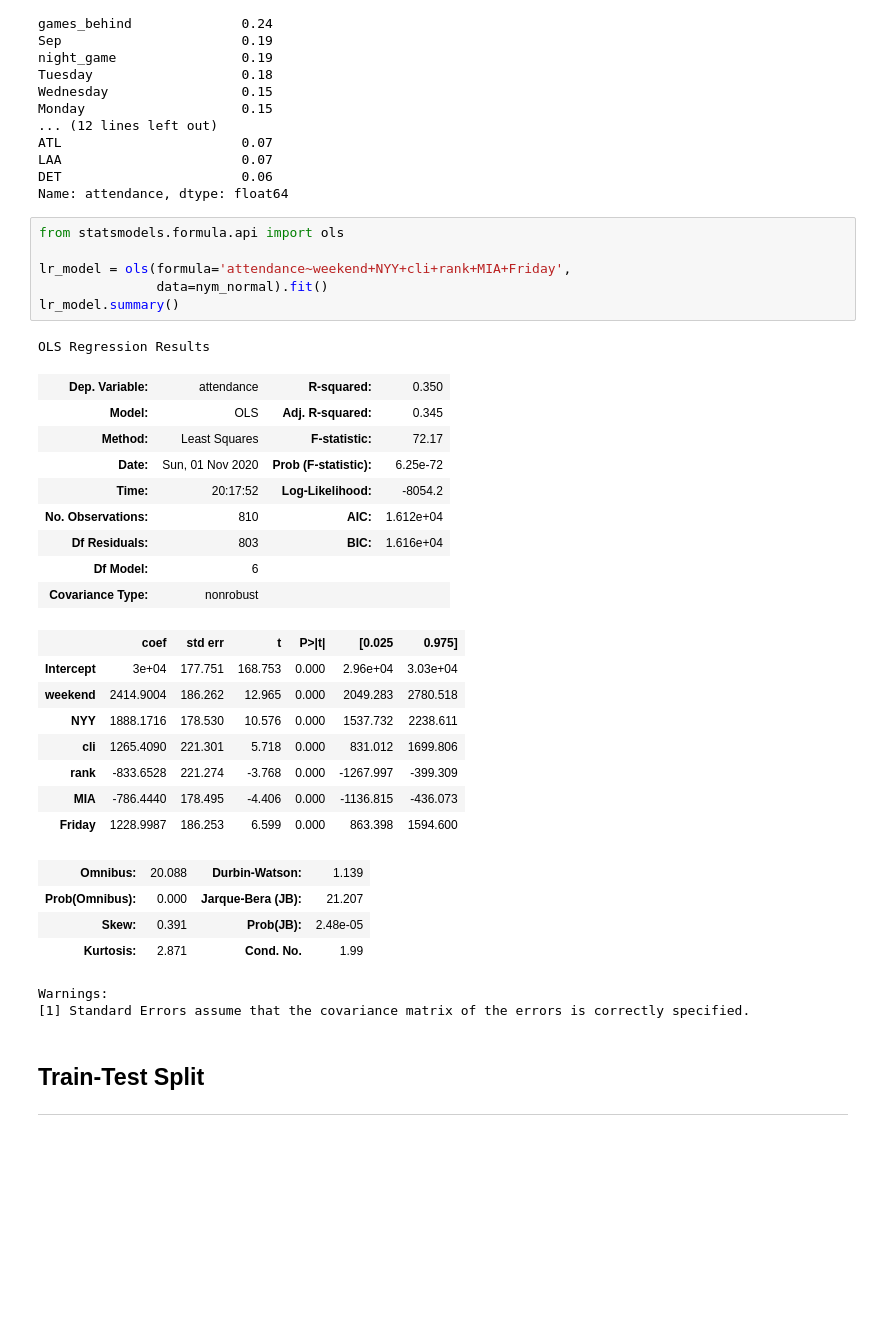
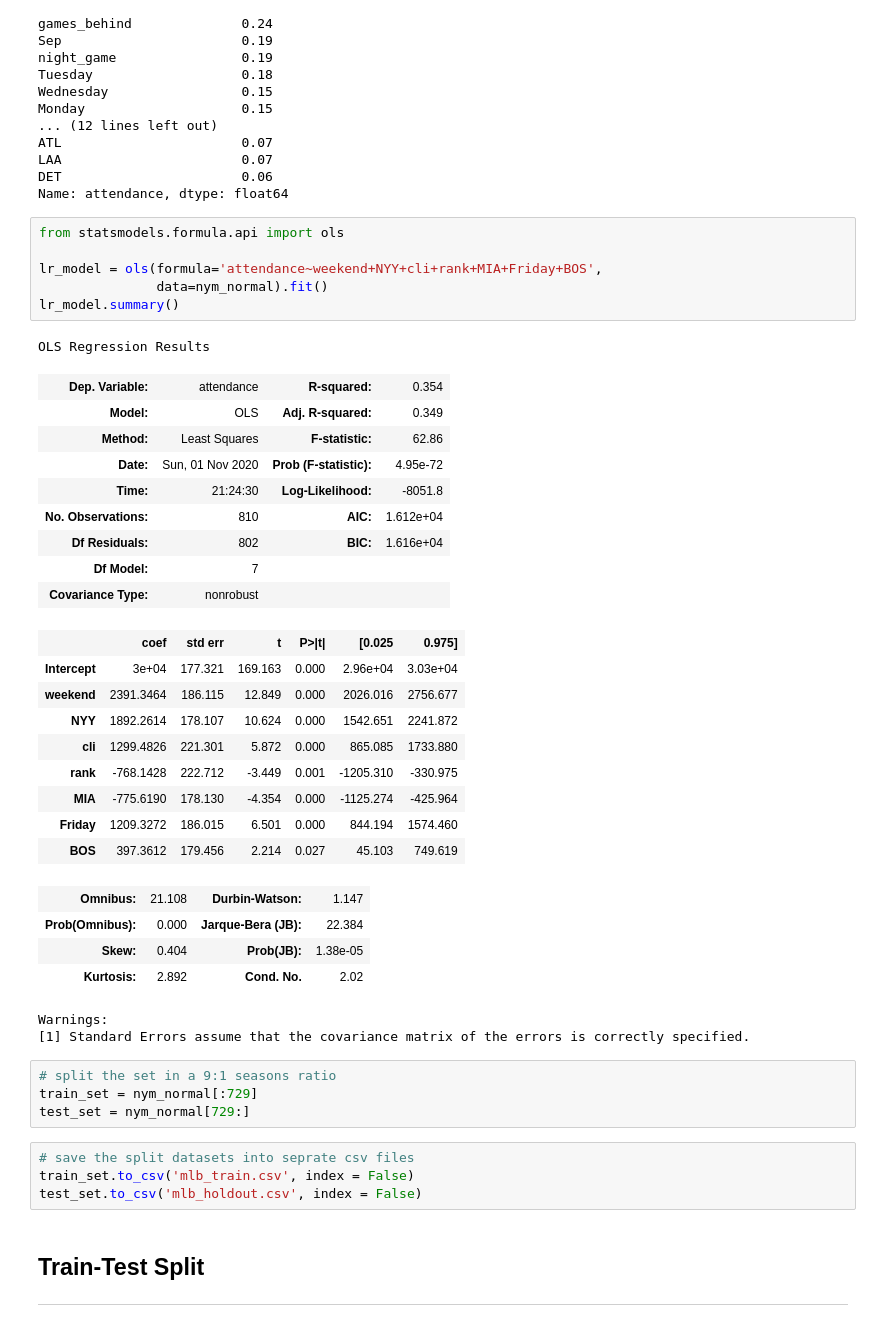
Before and after one commit to ykfarhan/forecasting-nymets-attendance, a Jupyter notebook: mlb_data.ipynb, the cells around one changed output. Drawn from its saved outputs; the diff is of its cells as text; blank space fills up the shorter version.

```diff
--- a/mlb_data.ipynb
+++ b/mlb_data.ipynb
@@ -306,34 +360,43 @@ Name: attendance, dtype: float64
 # %%
 from statsmodels.formula.api import ols
 
-lr_model = ols(formula='attendance~weekend+NYY+cli+rank+MIA+Friday',
+lr_model = ols(formula='attendance~weekend+NYY+cli+rank+MIA+Friday+BOS',
                data=nym_normal).fit()
 lr_model.summary()
 # %% [output]
 OLS Regression Results
-| Dep. Variable: | attendance | R-squared: | 0.350 |
-| Model: | OLS | Adj. R-squared: | 0.345 |
-| Method: | Least Squares | F-statistic: | 72.17 |
-| Date: | Sun, 01 Nov 2020 | Prob (F-statistic): | 6.25e-72 |
-| Time: | 20:17:52 | Log-Likelihood: | -8054.2 |
+| Dep. Variable: | attendance | R-squared: | 0.354 |
+| Model: | OLS | Adj. R-squared: | 0.349 |
+| Method: | Least Squares | F-statistic: | 62.86 |
+| Date: | Sun, 01 Nov 2020 | Prob (F-statistic): | 4.95e-72 |
+| Time: | 21:24:30 | Log-Likelihood: | -8051.8 |
 | No. Observations: | 810 | AIC: | 1.612e+04 |
-| Df Residuals: | 803 | BIC: | 1.616e+04 |
-| Df Model: | 6 |  |  |
+| Df Residuals: | 802 | BIC: | 1.616e+04 |
+| Df Model: | 7 |  |  |
 | Covariance Type: | nonrobust |  |  |
 |  | coef | std err | t | P>|t| | [0.025 | 0.975] |
-| Intercept | 3e+04 | 177.751 | 168.753 | 0.000 | 2.96e+04 | 3.03e+04 |
-| weekend | 2414.9004 | 186.262 | 12.965 | 0.000 | 2049.283 | 2780.518 |
-| NYY | 1888.1716 | 178.530 | 10.576 | 0.000 | 1537.732 | 2238.611 |
-| cli | 1265.4090 | 221.301 | 5.718 | 0.000 | 831.012 | 1699.806 |
-| rank | -833.6528 | 221.274 | -3.768 | 0.000 | -1267.997 | -399.309 |
-| MIA | -786.4440 | 178.495 | -4.406 | 0.000 | -1136.815 | -436.073 |
-| Friday | 1228.9987 | 186.253 | 6.599 | 0.000 | 863.398 | 1594.600 |
+| Intercept | 3e+04 | 177.321 | 169.163 | 0.000 | 2.96e+04 | 3.03e+04 |
+| weekend | 2391.3464 | 186.115 | 12.849 | 0.000 | 2026.016 | 2756.677 |
+| NYY | 1892.2614 | 178.107 | 10.624 | 0.000 | 1542.651 | 2241.872 |
+| cli | 1299.4826 | 221.301 | 5.872 | 0.000 | 865.085 | 1733.880 |
+| rank | -768.1428 | 222.712 | -3.449 | 0.001 | -1205.310 | -330.975 |
+| MIA | -775.6190 | 178.130 | -4.354 | 0.000 | -1125.274 | -425.964 |
+| Friday | 1209.3272 | 186.015 | 6.501 | 0.000 | 844.194 | 1574.460 |
+| BOS | 397.3612 | 179.456 | 2.214 | 0.027 | 45.103 | 749.619 |
-| Omnibus: | 20.088 | Durbin-Watson: | 1.139 |
-| Prob(Omnibus): | 0.000 | Jarque-Bera (JB): | 21.207 |
-| Skew: | 0.391 | Prob(JB): | 2.48e-05 |
-| Kurtosis: | 2.871 | Cond. No. | 1.99 |
+| Omnibus: | 21.108 | Durbin-Watson: | 1.147 |
+| Prob(Omnibus): | 0.000 | Jarque-Bera (JB): | 22.384 |
+| Skew: | 0.404 | Prob(JB): | 1.38e-05 |
+| Kurtosis: | 2.892 | Cond. No. | 2.02 |
 Warnings:
 [1] Standard Errors assume that the covariance matrix of the errors is correctly specified.
+# %%
+# split the set in a 9:1 seasons ratio
+train_set = nym_normal[:729]
+test_set = nym_normal[729:]
+# %%
+# save the split datasets into seprate csv files
+train_set.to_csv('mlb_train.csv', index = False)
+test_set.to_csv('mlb_holdout.csv', index = False)
 # %% [markdown]
 ## Train-Test Split
 ___
```
Also changed, not shown: parts of 24 cells of this notebook, 1 other file.
